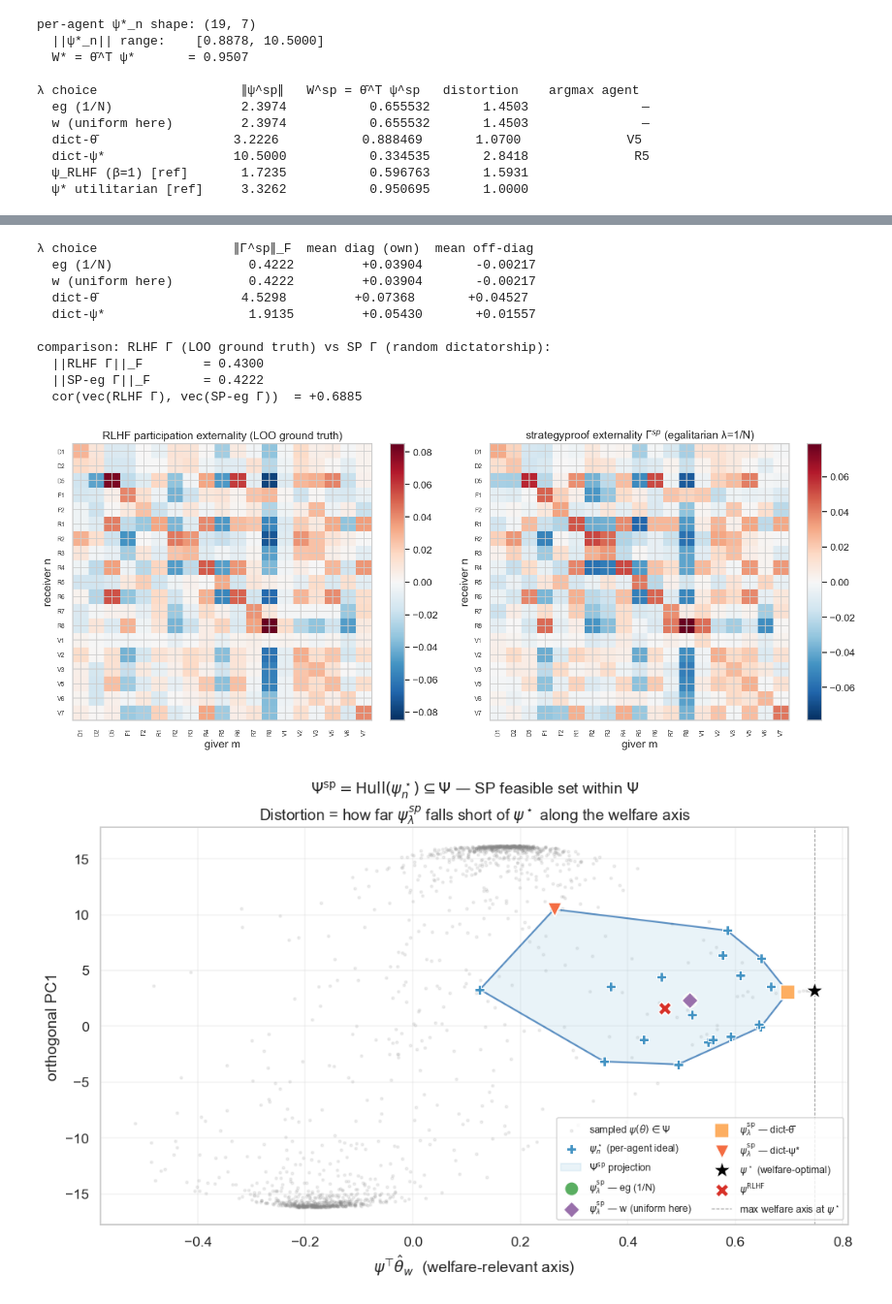
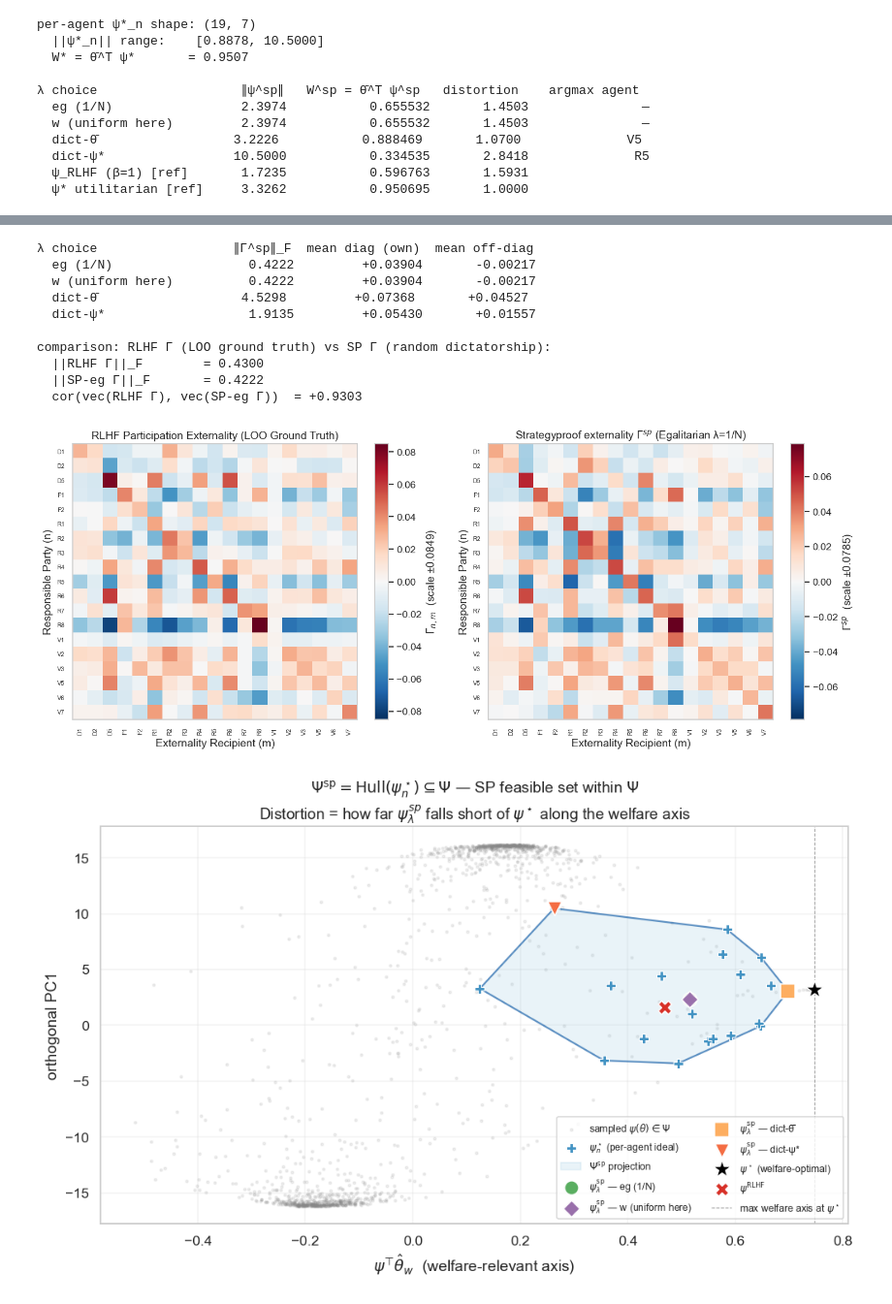
Before and after one commit to michelleeesi/hiddenstructure, a Jupyter notebook: empirics_412/412_alignment_externalities.ipynb, the cells around one changed output, grey strips where cells are left out. Shown at 97% size. Cells and saved outputs as stored; diff of their text form; code cells hidden in the pictures.

```diff
--- a/empirics_412/412_alignment_externalities.ipynb
+++ b/empirics_412/412_alignment_externalities.ipynb
@@ -741,23 +741,25 @@ psi_loo = np.array([psi(theta_loo[m], alpha_train, beta=1.0) for m in range(N_AG
   (||θ̂_full|| = 0.8362, so ~5.6% typical relative shift)
 # %%
 # ── §7.2 build the Γ matrix and visualize ────────────────────────────────
-# Γ_{n,m} = θ_n^T (ψ(θ̂) − ψ(θ̂_{-m}))    shape (N, N)
+# NEW convention: Γ_{n,m} = externality that Responsible Party n imposes on
+# Externality Recipient m = θ_m^T (ψ_full − ψ_{-n}). LOO removes n; welfare
+# accrues to m (whose preferences θ_m we dot with the impact shift).
 
 psi_full = psi_rlhf_b1                                       # already computed in §6
-delta_psi_m = psi_full[None, :] - psi_loo                    # (N, k)  for each m
-Gamma = Theta @ delta_psi_m.T                                # (N, N)  rows=n, cols=m
+delta_psi_n = psi_full[None, :] - psi_loo                    # (N, k) — n varies (LOO'd agent)
+Gamma = delta_psi_n @ Theta.T                                # (N, N) rows = Responsible Party n, cols = Externality Recipient m
 
-# Sanity: diagonal = own benefit (should typically be ≥ 0 — including yourself
+# Sanity: diagonal = own self-externality (typically ≥ 0 — including yourself
 # helps your own welfare, since BTL with you in the pool fits your preferences better)
 diag_pos_frac = (np.diag(Gamma) > 0).mean()
 print(f"Γ_{{n,m}} matrix shape: {Gamma.shape}")
-print(f"diagonal (own benefit Γ_{{m,m}}): mean = {np.diag(Gamma).mean():+.5f}, "
+print(f"diagonal (self-externality Γ_{{n,n}}): mean = {np.diag(Gamma).mean():+.5f}, "
       f"fraction positive = {diag_pos_frac:.0%}")
 print(f"off-diagonal (cross externalities): mean = "
       f"{(Gamma.sum() - np.diag(Gamma).sum()) / (N_AGENTS*(N_AGENTS-1)):+.5f}")
 print(f"|Γ| range: [{np.abs(Gamma).min():.5f}, {np.abs(Gamma).max():.5f}]")
 
-# Heatmap — rows = receivers n, columns = givers m
+# Heatmap — rows = Responsible Parties n, columns = Externality Recipients m
 order = np.argsort(np.diag(Gamma))[::-1]    # sort agents by diagonal so heatmap is interpretable
 G_ord = Gamma[np.ix_(order, order)]
 labels_ord = agent_ids[order]
@@ -765,13 +767,14 @@ labels_ord = agent_ids[order]
 fig, ax = plt.subplots(figsize=(8, 6.6))
 vmax = np.max(np.abs(Gamma))
 im = ax.imshow(G_ord, cmap="RdBu_r", vmin=-vmax, vmax=vmax, aspect="auto")
-plt.colorbar(im, ax=ax, label=r"$\Gamma_{n,m}$")
+ax.grid(False)
+plt.colorbar(im, ax=ax, label=f"$\\Gamma_{{n,m}}$  (panel scale ±{vmax:.4f})")
 ax.set_xticks(range(N_AGENTS)); ax.set_xticklabels(labels_ord, rotation=90, fontsize=7)
 ax.set_yticks(range(N_AGENTS)); ax.set_yticklabels(labels_ord, fontsize=7)
-ax.set_xlabel("giver  $m$  (agent removed in LOO)")
-ax.set_ylabel("receiver  $n$")
-ax.set_title(r"Participation externality $\Gamma_{n,m} = \theta_n^\top(\psi(\hat\theta) - \psi(\hat\theta_{-m}))$"
-             "\n(rows/cols sorted by diagonal Γ_{m,m})")
+ax.set_xlabel("Externality Recipient (m)")
+ax.set_ylabel("Responsible Party (n, Agent Removed in LOO)")
+ax.set_title(r"Participation externality $\Gamma_{n,m} = \theta_m^\top(\psi(\hat\theta) - \psi(\hat\theta_{-n}))$"
+             "\n(Rows/cols sorted by diagonal $\\Gamma_{n,n}$; red = Responsible Party helps Recipient, blue = hurts)")
 plt.tight_layout()
 plt.show()
 # %% [output]
@@ -1686,41 +1848,43 @@ for label, r in results.items():
 G_sp_eg = gamma_sp["eg (1/N)"]
 print()
 print(f"comparison: RLHF Γ (LOO ground truth) vs SP Γ (random dictatorship):")
 print(f"  ||RLHF Γ||_F        = {np.linalg.norm(Gamma):.4f}")
 print(f"  ||SP-eg Γ||_F       = {np.linalg.norm(G_sp_eg):.4f}")
 print(f"  cor(vec(RLHF Γ), vec(SP-eg Γ))  = "
       f"{np.corrcoef(Gamma.ravel(), G_sp_eg.ravel())[0,1]:+.4f}")
 
 # Heatmap
 fig, axes = plt.subplots(1, 2, figsize=(13.5, 5.5))
 vmax_rlhf = np.max(np.abs(Gamma))
 im0 = axes[0].imshow(Gamma, cmap="RdBu_r", vmin=-vmax_rlhf, vmax=vmax_rlhf, aspect="auto")
-axes[0].set_title("RLHF participation externality (LOO ground truth)")
+axes[0].grid(False)
+axes[0].set_title("RLHF Participation Externality (LOO Ground Truth)")
 axes[0].set_xticks(range(N_AGENTS)); axes[0].set_xticklabels(agent_ids, rotation=90, fontsize=7)
 axes[0].set_yticks(range(N_AGENTS)); axes[0].set_yticklabels(agent_ids, fontsize=7)
-axes[0].set_xlabel("giver m"); axes[0].set_ylabel("receiver n")
-plt.colorbar(im0, ax=axes[0])
+axes[0].set_xlabel("Externality Recipient (m)"); axes[0].set_ylabel("Responsible Party (n)")
+plt.colorbar(im0, ax=axes[0], label=f"$\\Gamma_{{n,m}}$  (scale ±{vmax_rlhf:.4f})")
 
 vmax_sp = np.max(np.abs(G_sp_eg))
-# Note: G_sp[n,m] is row=giver, so transpose for "row=receiver, col=giver" convention used in §7
-im1 = axes[1].imshow(G_sp_eg.T, cmap="RdBu_r", vmin=-vmax_sp, vmax=vmax_sp, aspect="auto")
-axes[1].set_title(r"strategyproof externality $\Gamma^{sp}$ (egalitarian λ=1/N)")
+# G_sp_eg is already in NEW convention (row=Responsible, col=Recipient) — no transpose.
+im1 = axes[1].imshow(G_sp_eg, cmap="RdBu_r", vmin=-vmax_sp, vmax=vmax_sp, aspect="auto")
+axes[1].grid(False)
+axes[1].set_title(r"Strategyproof externality $\Gamma^{sp}$ (Egalitarian λ=1/N)")
 axes[1].set_xticks(range(N_AGENTS)); axes[1].set_xticklabels(agent_ids, rotation=90, fontsize=7)
 axes[1].set_yticks(range(N_AGENTS)); axes[1].set_yticklabels(agent_ids, fontsize=7)
-axes[1].set_xlabel("giver m"); axes[1].set_ylabel("receiver n")
-plt.colorbar(im1, ax=axes[1])
+axes[1].set_xlabel("Externality Recipient (m)"); axes[1].set_ylabel("Responsible Party (n)")
+plt.colorbar(im1, ax=axes[1], label=f"$\\Gamma^{{sp}}$  (scale ±{vmax_sp:.4f})")
 plt.tight_layout()
 plt.show()
 # %% [output]
 λ choice                  ∥Γ^sp∥_F  mean diag (own)  mean off-diag
   eg (1/N)                  0.4222         +0.03904       -0.00217
   w (uniform here)          0.4222         +0.03904       -0.00217
   dict-θ̄                   4.5298         +0.07368       +0.04527
   dict-ψ*                   1.9135         +0.05430       +0.01557
 
 comparison: RLHF Γ (LOO ground truth) vs SP Γ (random dictatorship):
   ||RLHF Γ||_F        = 0.4300
   ||SP-eg Γ||_F       = 0.4222
-  cor(vec(RLHF Γ), vec(SP-eg Γ))  = +0.6885
+  cor(vec(RLHF Γ), vec(SP-eg Γ))  = +0.9303
-[figure, old version]
+[figure, new version]
 # %%
```
Also changed, not shown: parts of 10 cells of this notebook, 1 other file.
